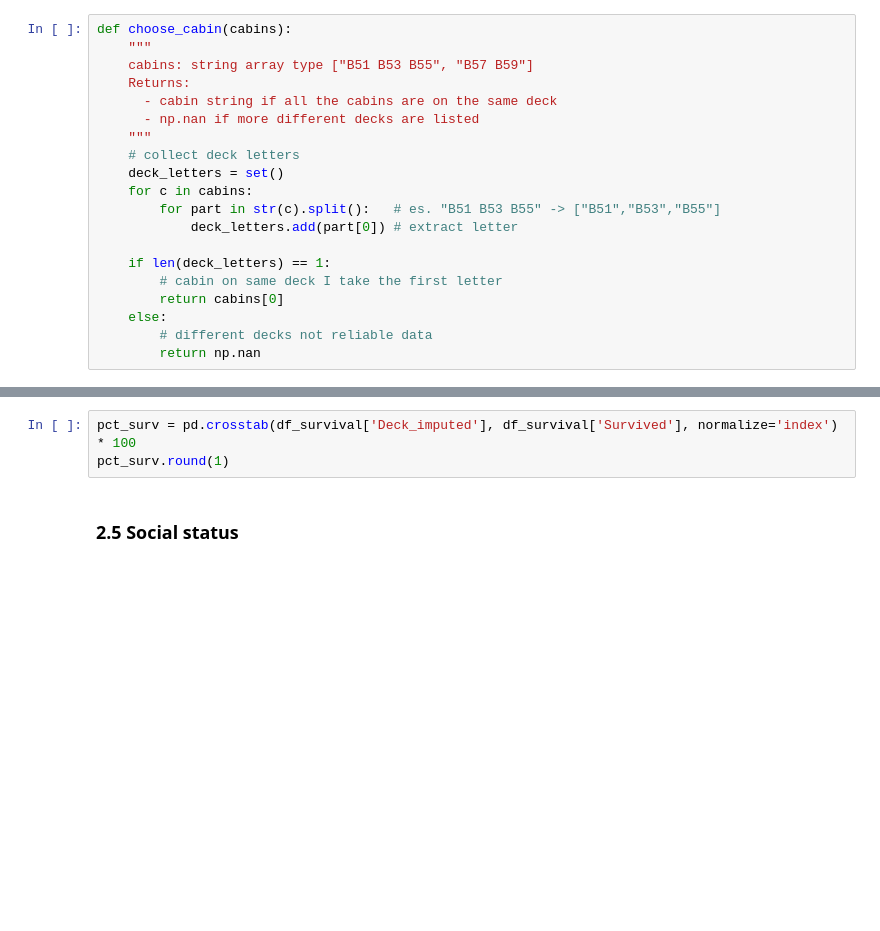
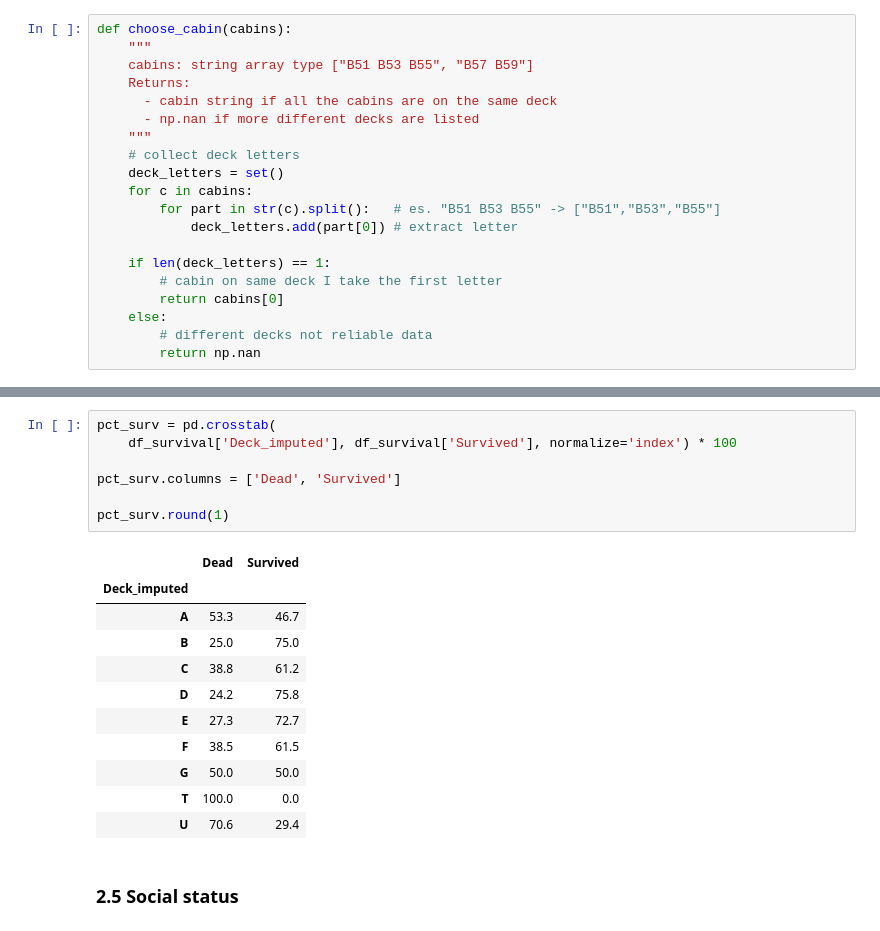
Before and after one commit to lucascarpantonio/Kaggle_Titanic_ML, a Jupyter notebook: titanic-machine-learning-from-disaster.ipynb, the cells around one changed output, grey strips where cells are left out. Saved outputs shown, nothing was run; the diff lists cells and outputs as text; blank space fills up the shorter version.

```diff
--- a/titanic-machine-learning-from-disaster.ipynb
+++ b/titanic-machine-learning-from-disaster.ipynb
@@ -232,6 +323,22 @@ pd.crosstab(df_survival['Deck_original'], df_survival['Deck_imputed'])
 # %%
-pct_surv = pd.crosstab(df_survival['Deck_imputed'], df_survival['Survived'], normalize='index') * 100
+pct_surv = pd.crosstab(
+    df_survival['Deck_imputed'], df_survival['Survived'], normalize='index') * 100
+
+pct_surv.columns = ['Dead', 'Survived']
+
 pct_surv.round(1)
+# %% [output]
+|  | Dead | Survived |
+| Deck_imputed |  |  |
+| A | 53.3 | 46.7 |
+| B | 25.0 | 75.0 |
+| C | 38.8 | 61.2 |
+| D | 24.2 | 75.8 |
+| E | 27.3 | 72.7 |
+| F | 38.5 | 61.5 |
+| G | 50.0 | 50.0 |
+| T | 100.0 | 0.0 |
+| U | 70.6 | 29.4 |
 # %% [markdown]
 ### 2.5 Social status
 # %% [markdown]
```
Also changed, not shown: parts of 26 cells of this notebook.
